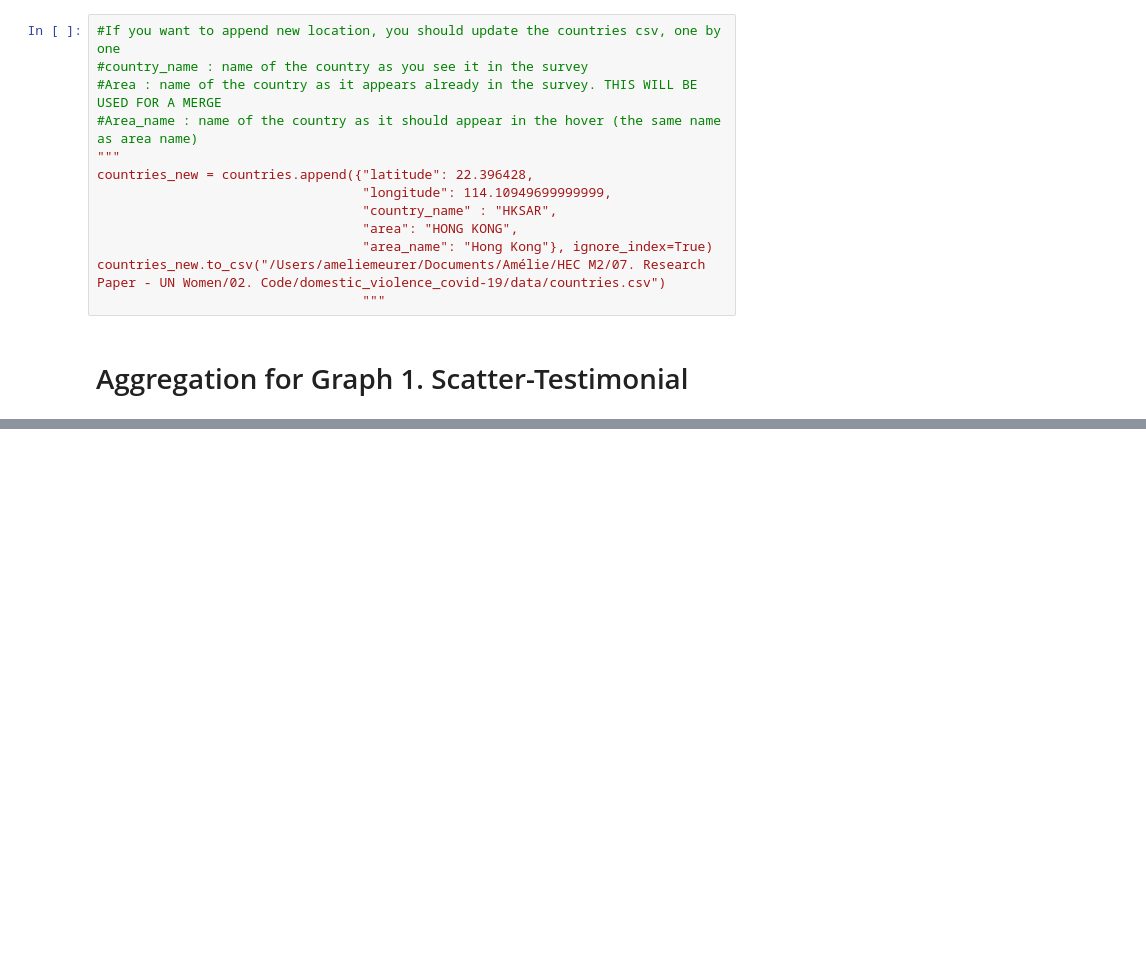
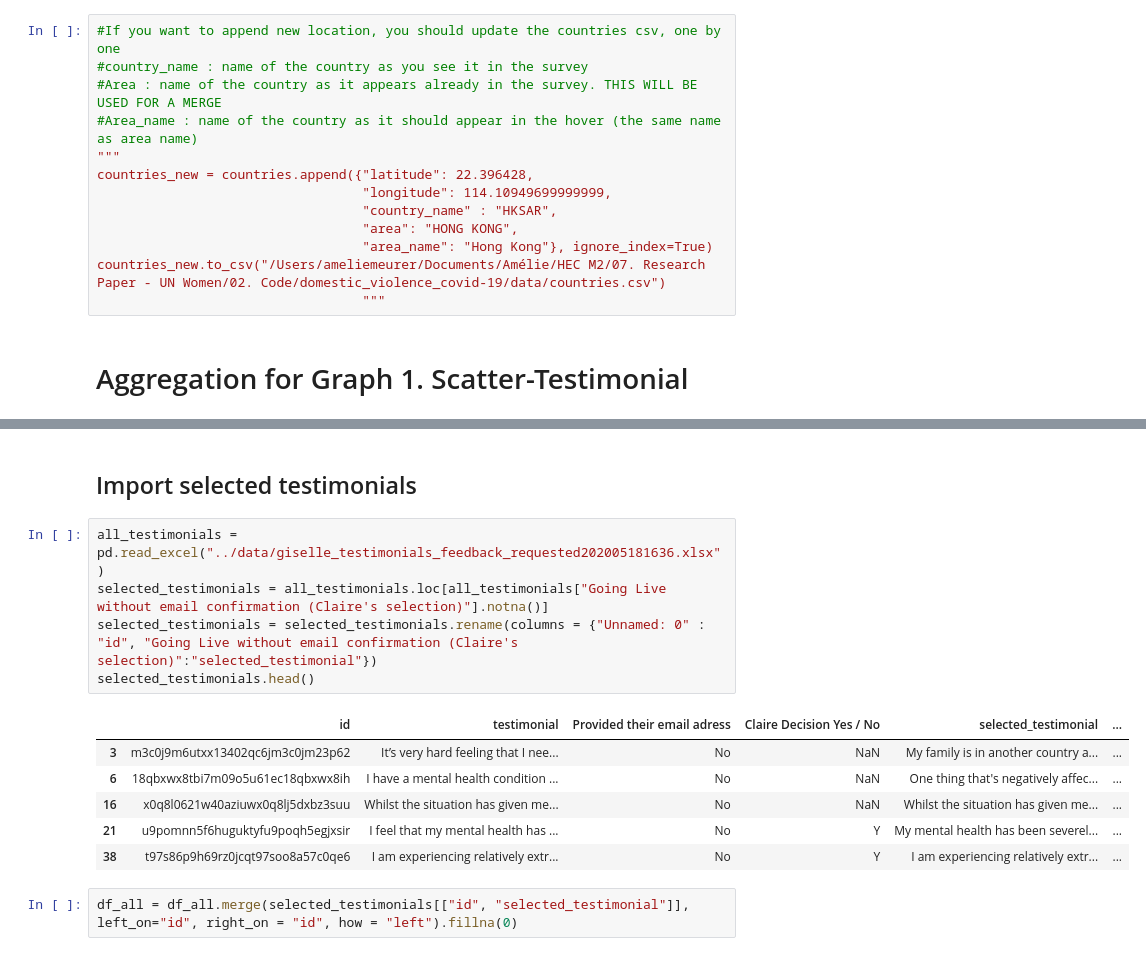
Before and after one commit to rjcnrd/gender_inequality_covid-19, a Jupyter notebook: typeform/pull_from_typeform.ipynb, the cells around one changed output, grey strips where cells are left out. Cells and saved outputs as stored; diff of their text form; blank space fills up the shorter version.

```diff
--- a/typeform/pull_from_typeform.ipynb
+++ b/typeform/pull_from_typeform.ipynb
@@ -168,0 +212,16 @@ df_graph_1.to_csv("data_graph1.csv")
+# %% [markdown]
+## Import selected testimonials
+# %%
+all_testimonials = pd.read_excel("../data/giselle_testimonials_feedback_requested202005181636.xlsx")
+selected_testimonials = all_testimonials.loc[all_testimonials["Going Live without email confirmation (Claire's selection)"].notna()]
+selected_testimonials = selected_testimonials.rename(columns = {"Unnamed: 0" : "id", "Going Live without email confirmation (Claire's selection)":"selected_testimonial"})
+selected_testimonials.head()
+# %% [output]
+|  | id | testimonial | Provided their email adress | Claire Decision Yes / No | selected_testimonial | ... |
+| 3 | m3c0j9m6utxx13402qc6jm3c0jm23p62 | It’s very hard feeling that I nee... | No | NaN | My family is in another country a... | ... |
+| 6 | 18qbxwx8tbi7m09o5u61ec18qbxwx8ih | I have a mental health condition ... | No | NaN | One thing that's negatively affec... | ... |
+| 16 | x0q8l0621w40aziuwx0q8lj5dxbz3suu | Whilst the situation has given me... | No | NaN | Whilst the situation has given me... | ... |
+| 21 | u9pomnn5f6huguktyfu9poqh5egjxsir | I feel that my mental health has ... | No | Y | My mental health has been severel... | ... |
+| 38 | t97s86p9h69rz0jcqt97soo8a57c0qe6 | I am experiencing relatively extr... | No | Y | I am experiencing relatively extr... | ... |
+# %%
+df_all = df_all.merge(selected_testimonials[["id", "selected_testimonial"]], left_on="id", right_on = "id", how = "left").fillna(0)
```
Also changed, not shown: parts of 26 cells of this notebook, 5 other files.
